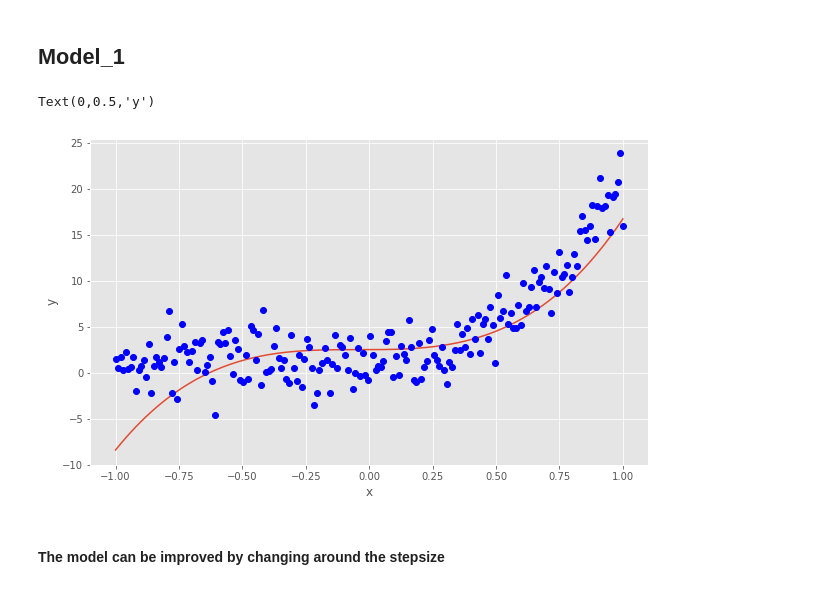
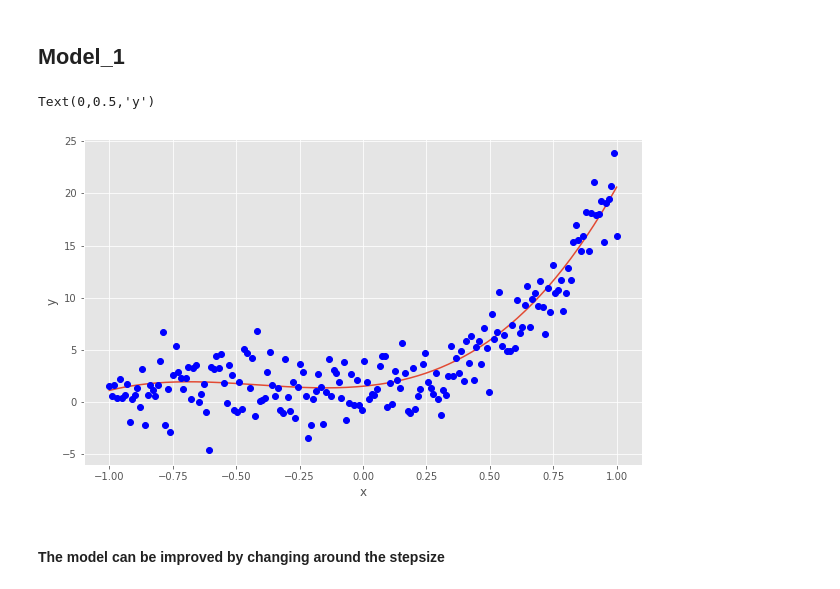
Before and after one commit to HopeMoloko/FireFly, a Jupyter notebook: MCMC-sampler/Metropolis_Hasting(Parameter_estimation).ipynb, the cells around one changed output. Drawn from its saved outputs; the diff is of its cells as text; code cells hidden in the pictures.

```diff
--- a/MCMC-sampler/Metropolis_Hasting(Parameter_estimation).ipynb
+++ b/MCMC-sampler/Metropolis_Hasting(Parameter_estimation).ipynb
@@ -175,15 +203,15 @@ plt.tight_layout()
 # %% [markdown]
 ## Model_1
 # %%
-y_model1 = Model_1(12.50,1.65,0.06,2.50,x_values1)
+y_model1 = Model_1(7.48,9.35,2.27,1.5,x_values1)
 
 plt.figure(figsize=(10,6))
 plt.plot(x_values1,y_model1)
 plt.plot(x_values1,y_values1,'o',color='blue')
 plt.xlabel('x')
 plt.ylabel('y')
 # %% [output]
 Text(0,0.5,'y')
-[figure, old version]
+[figure, new version]
 # %% [markdown]
 #### The model can be improved by changing around the  stepsize
```
Also changed, not shown: parts of 12 cells of this notebook.
